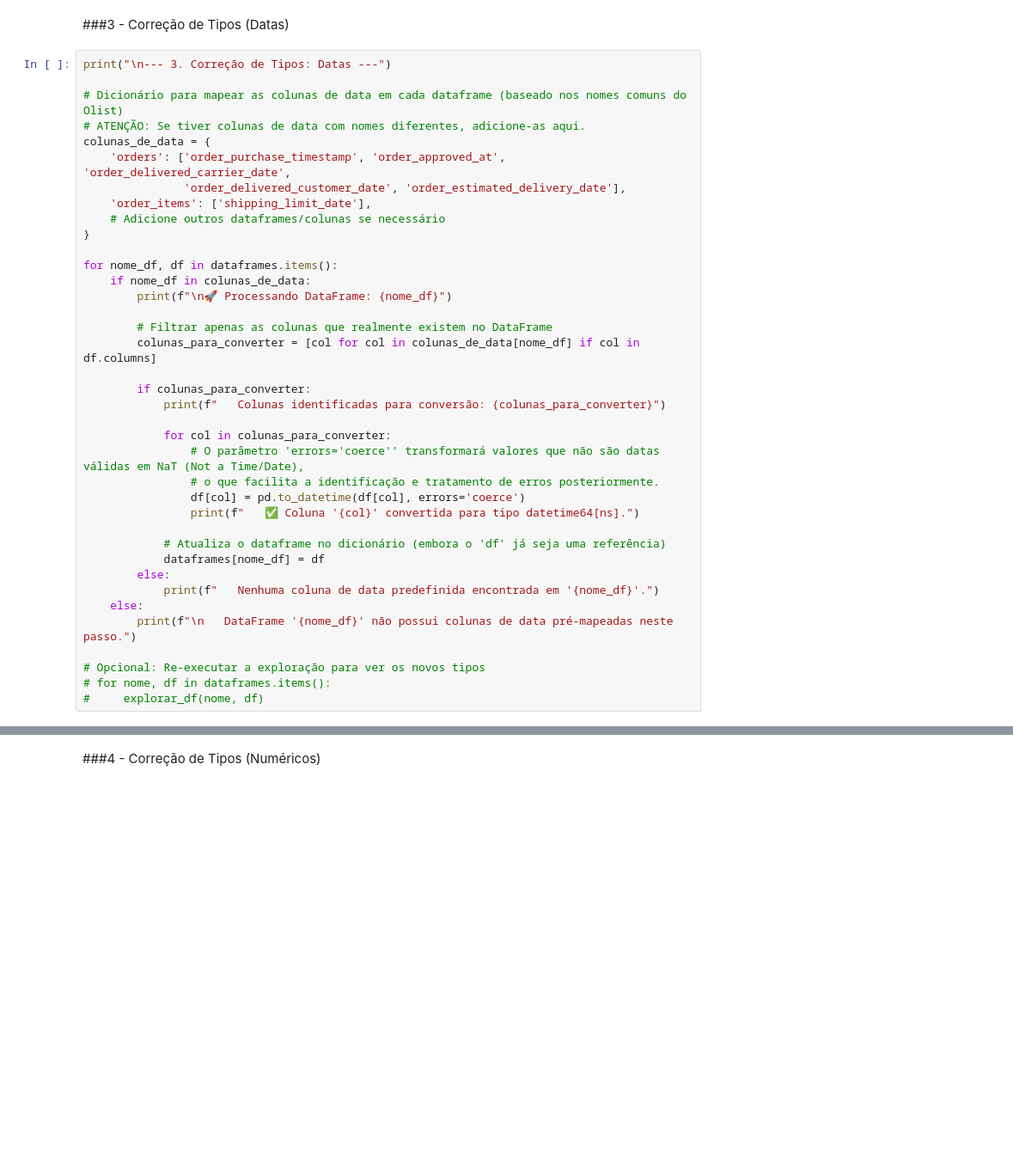
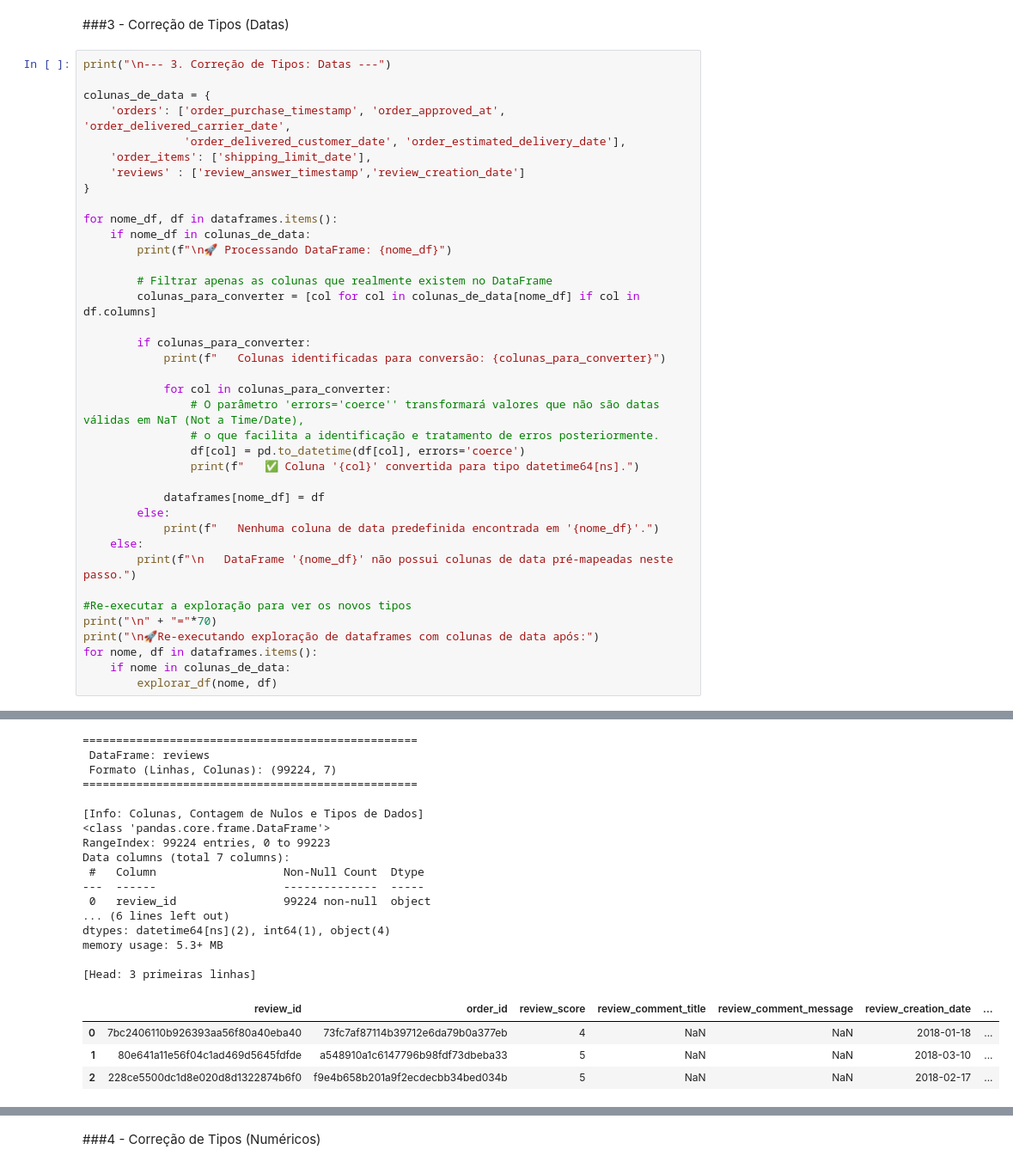
Before and after one commit to vic-fmr/ecommerce-analytics, a Jupyter notebook: codigo/analise_ecommerce.ipynb, the cells around one changed output, grey strips where cells are left out. Shown: that part at 86% size. Cells and saved outputs as stored; diff of their text form; blank space fills up the shorter version.

```diff
--- a/codigo/analise_ecommerce.ipynb
+++ b/codigo/analise_ecommerce.ipynb
@@ -214,13 +216,11 @@ memory usage: 6.1+ MB
 # %%
 print("\n--- 3. Correção de Tipos: Datas ---")
 
-# Dicionário para mapear as colunas de data em cada dataframe (baseado nos nomes comuns do Olist)
-# ATENÇÃO: Se tiver colunas de data com nomes diferentes, adicione-as aqui.
 colunas_de_data = {
     'orders': ['order_purchase_timestamp', 'order_approved_at', 'order_delivered_carrier_date',
                'order_delivered_customer_date', 'order_estimated_delivery_date'],
     'order_items': ['shipping_limit_date'],
-    # Adicione outros dataframes/colunas se necessário
+    'reviews' : ['review_answer_timestamp','review_creation_date']
 }
 
 for nome_df, df in dataframes.items():
@@ -239,16 +239,18 @@ for nome_df, df in dataframes.items():
                 df[col] = pd.to_datetime(df[col], errors='coerce')
                 print(f"   ✅ Coluna '{col}' convertida para tipo datetime64[ns].")
 
-            # Atualiza o dataframe no dicionário (embora o 'df' já seja uma referência)
             dataframes[nome_df] = df
         else:
             print(f"   Nenhuma coluna de data predefinida encontrada em '{nome_df}'.")
     else:
         print(f"\n   DataFrame '{nome_df}' não possui colunas de data pré-mapeadas neste passo.")
 
-# Opcional: Re-executar a exploração para ver os novos tipos
-# for nome, df in dataframes.items():
-#     explorar_df(nome, df)
+#Re-executar a exploração para ver os novos tipos
+print("\n" + "="*70)
+print("\n🚀Re-executando exploração de dataframes com colunas de data após:")
+for nome, df in dataframes.items():
+    if nome in colunas_de_data:
+        explorar_df(nome, df)
 # %% [output]
 --- 3. Correção de Tipos: Datas ---
 
@@ -271,0 +276,21 @@ for nome_df, df in dataframes.items():
+==================================================
+ DataFrame: reviews
+ Formato (Linhas, Colunas): (99224, 7)
+==================================================
+
+[Info: Colunas, Contagem de Nulos e Tipos de Dados]
+<class 'pandas.core.frame.DataFrame'>
+RangeIndex: 99224 entries, 0 to 99223
+Data columns (total 7 columns):
+ #   Column                   Non-Null Count  Dtype
+---  ------                   --------------  -----
+ 0   review_id                99224 non-null  object
+... (6 lines left out)
+dtypes: datetime64[ns](2), int64(1), object(4)
+memory usage: 5.3+ MB
+
+[Head: 3 primeiras linhas]
+|  | review_id | order_id | review_score | review_comment_title | review_comment_message | review_creation_date | ... |
+| 0 | 7bc2406110b926393aa56f80a40eba40 | 73fc7af87114b39712e6da79b0a377eb | 4 | NaN | NaN | 2018-01-18 | ... |
+| 1 | 80e641a11e56f04c1ad469d5645fdfde | a548910a1c6147796b98fdf73dbeba33 | 5 | NaN | NaN | 2018-03-10 | ... |
+| 2 | 228ce5500dc1d8e020d8d1322874b6f0 | f9e4b658b201a9f2ecdecbb34bed034b | 5 | NaN | NaN | 2018-02-17 | ... |
```
Also changed, not shown: parts of 5 cells of this notebook.
